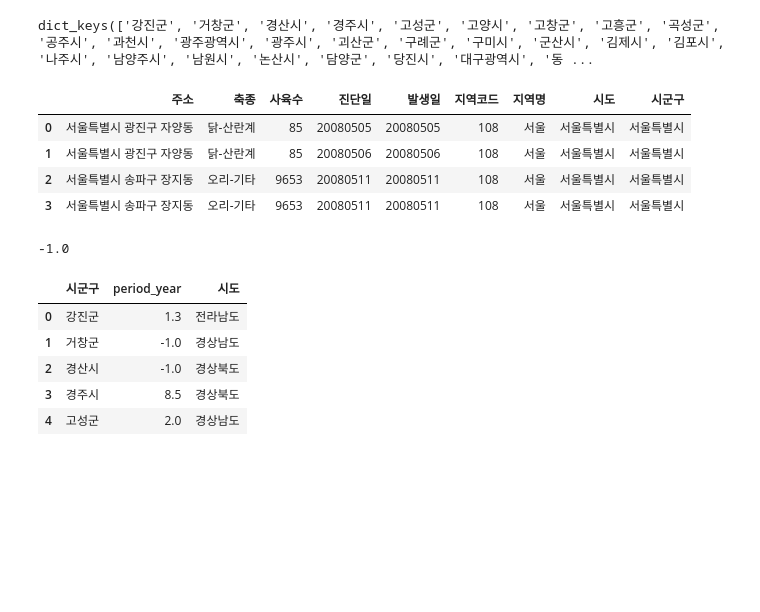
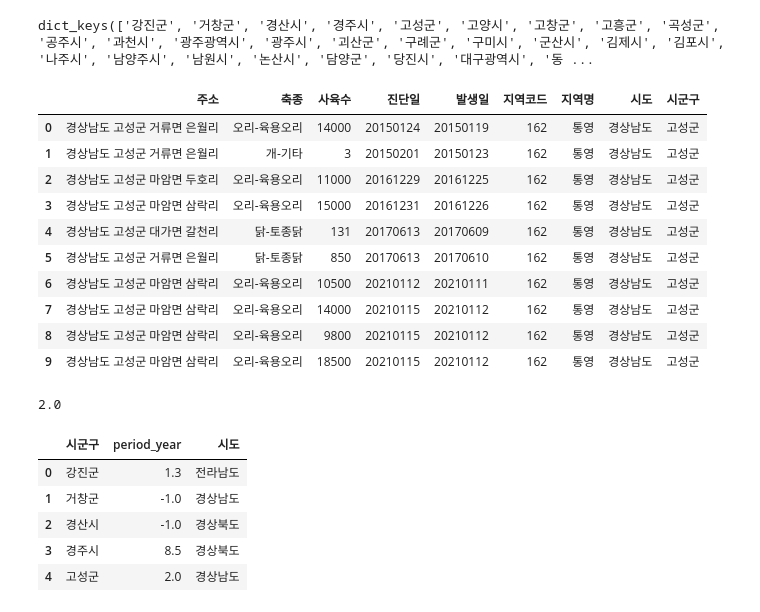
Before and after one commit to jiwoo-coding/aiai, a Jupyter notebook: Data_preprocess.ipynb, the cells around one changed output. Drawn from its saved outputs; the diff is of its cells as text; code cells hidden in the pictures; blank space fills up the shorter version.

```diff
--- a/Data_preprocess.ipynb
+++ b/Data_preprocess.ipynb
@@ -164,17 +164,23 @@ local_data.keys()
 # %% [output]
 dict_keys(['강진군', '거창군', '경산시', '경주시', '고성군', '고양시', '고창군', '고흥군', '곡성군', '공주시', '과천시', '광주광역시', '광주시', '괴산군', '구례군', '구미시', '군산시', '김제시', '김포시', '나주시', '남양주시', '남원시', '논산시', '담양군', '당진시', '대구광역시', '동 ...
 # %%
-local_data['서울특별시']
+local_data['고성군']
 # %% [output]
 |  | 주소 | 축종 | 사육수 | 진단일 | 발생일 | 지역코드 | 지역명 | 시도 | 시군구 |
-| 0 | 서울특별시 광진구 자양동 | 닭-산란계 | 85 | 20080505 | 20080505 | 108 | 서울 | 서울특별시 | 서울특별시 |
-| 1 | 서울특별시 광진구 자양동 | 닭-산란계 | 85 | 20080506 | 20080506 | 108 | 서울 | 서울특별시 | 서울특별시 |
-| 2 | 서울특별시 송파구 장지동 | 오리-기타 | 9653 | 20080511 | 20080511 | 108 | 서울 | 서울특별시 | 서울특별시 |
-| 3 | 서울특별시 송파구 장지동 | 오리-기타 | 9653 | 20080511 | 20080511 | 108 | 서울 | 서울특별시 | 서울특별시 |
+| 0 | 경상남도 고성군 거류면 은월리 | 오리-육용오리 | 14000 | 20150124 | 20150119 | 162 | 통영 | 경상남도 | 고성군 |
+| 1 | 경상남도 고성군 거류면 은월리 | 개-기타 | 3 | 20150201 | 20150123 | 162 | 통영 | 경상남도 | 고성군 |
+| 2 | 경상남도 고성군 마암면 두호리 | 오리-육용오리 | 11000 | 20161229 | 20161225 | 162 | 통영 | 경상남도 | 고성군 |
+| 3 | 경상남도 고성군 마암면 삼락리 | 오리-육용오리 | 15000 | 20161231 | 20161226 | 162 | 통영 | 경상남도 | 고성군 |
+| 4 | 경상남도 고성군 대가면 갈천리 | 닭-토종닭 | 131 | 20170613 | 20170609 | 162 | 통영 | 경상남도 | 고성군 |
+| 5 | 경상남도 고성군 거류면 은월리 | 닭-토종닭 | 850 | 20170613 | 20170610 | 162 | 통영 | 경상남도 | 고성군 |
+| 6 | 경상남도 고성군 마암면 삼락리 | 오리-육용오리 | 10500 | 20210112 | 20210111 | 162 | 통영 | 경상남도 | 고성군 |
+| 7 | 경상남도 고성군 마암면 삼락리 | 오리-육용오리 | 14000 | 20210115 | 20210112 | 162 | 통영 | 경상남도 | 고성군 |
+| 8 | 경상남도 고성군 마암면 삼락리 | 오리-육용오리 | 9800 | 20210115 | 20210112 | 162 | 통영 | 경상남도 | 고성군 |
+| 9 | 경상남도 고성군 마암면 삼락리 | 오리-육용오리 | 18500 | 20210115 | 20210112 | 162 | 통영 | 경상남도 | 고성군 |
 # %%
-local_period_y['서울특별시']
+local_period_y['고성군']
 # %% [output]
--1.0
+2.0
 # %%
 local_period_df=pd.DataFrame.from_dict(local_period_y, orient='index', columns=['period_year'])
 # %%
```
Also changed, not shown: parts of 34 cells of this notebook.
